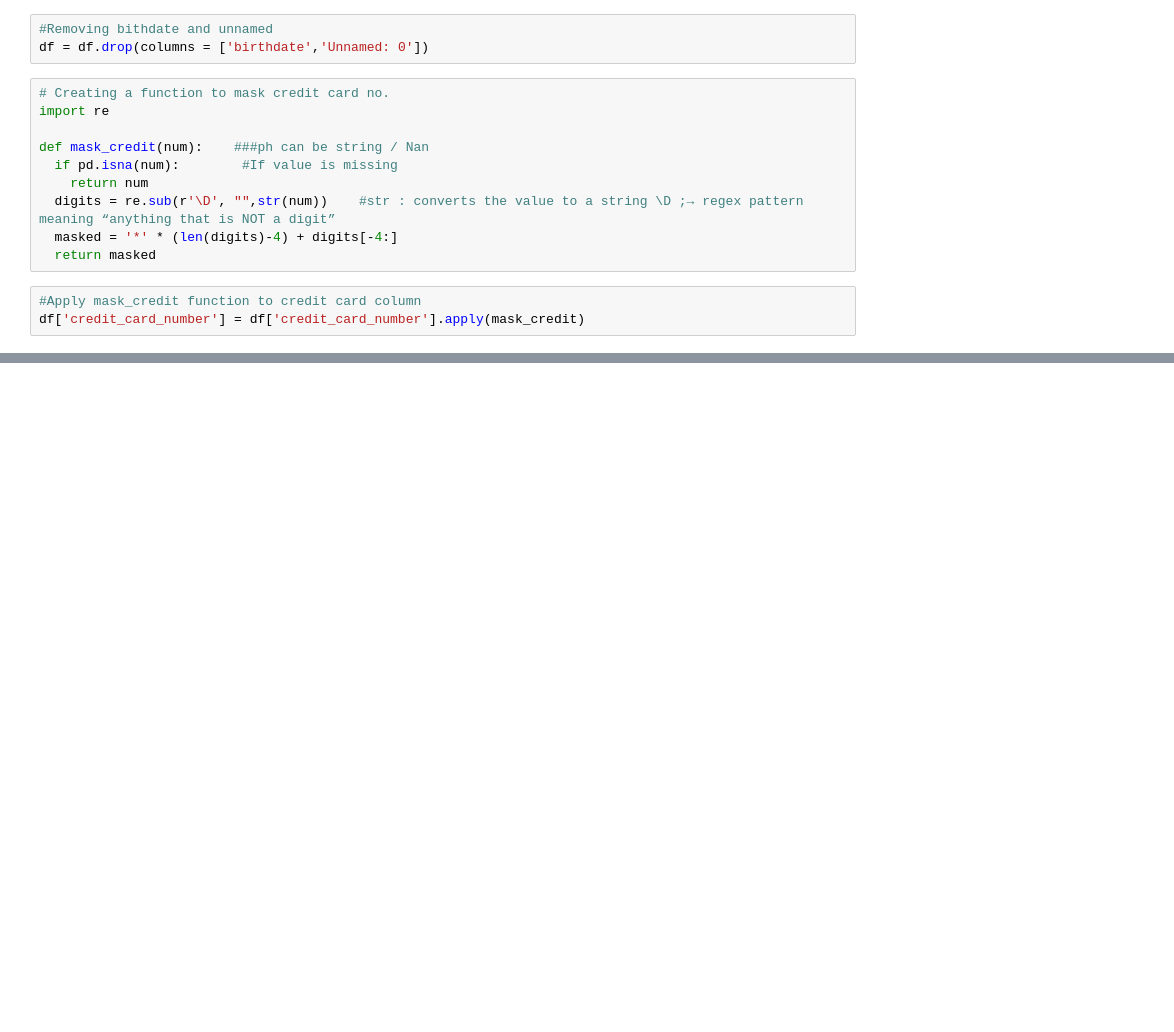
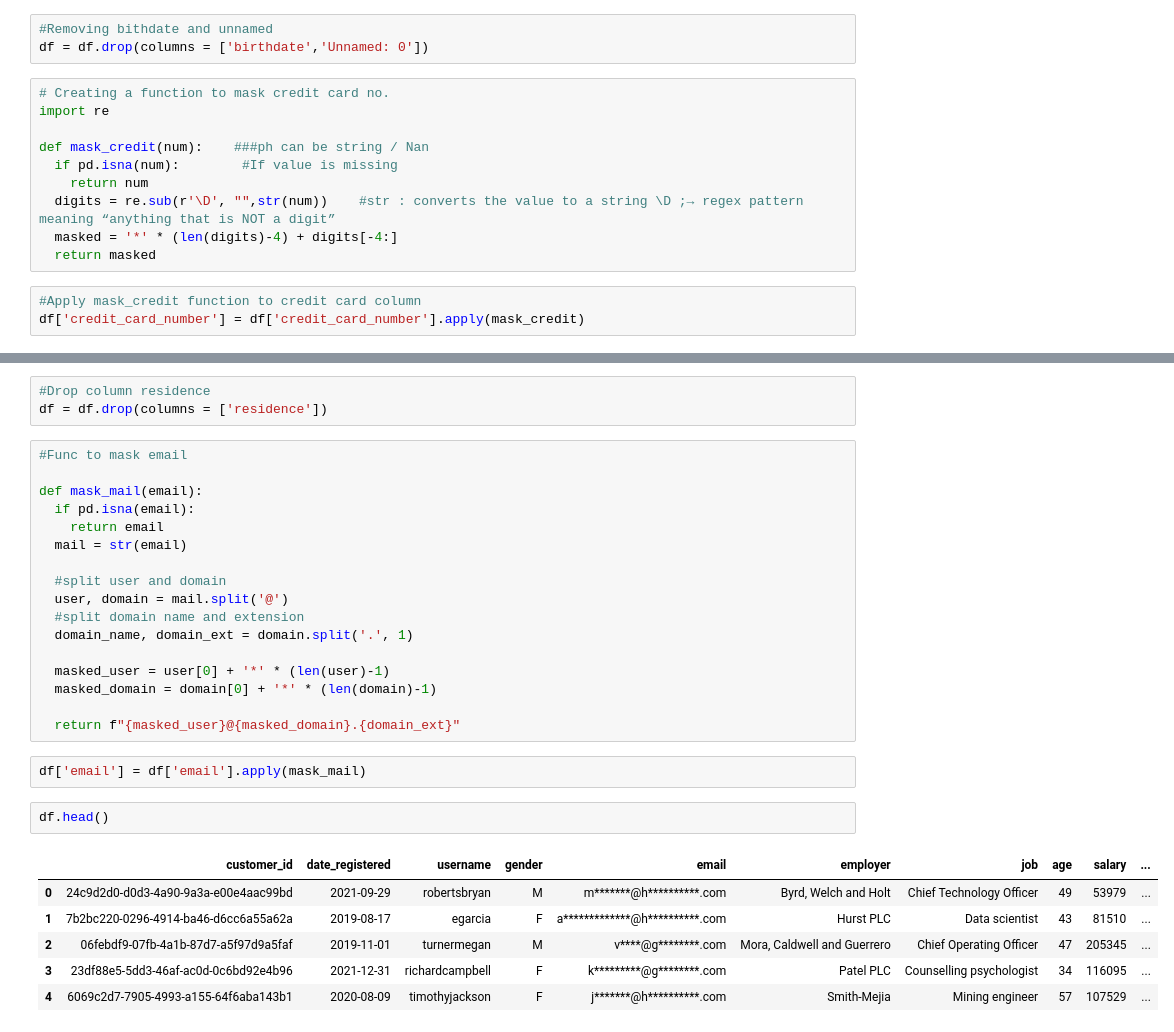
Before and after one commit to Srinidhi16/Forage-Projects, a Jupyter notebook: Commonwealth_Bank.ipynb, the cells around one changed output, grey strips where cells are left out. Cells and saved outputs as stored; diff of their text form; blank space fills up the shorter version.

```diff
--- a/Commonwealth_Bank.ipynb
+++ b/Commonwealth_Bank.ipynb
@@ -51,0 +72,31 @@ df.head()
+# %%
+#Drop column residence
+df = df.drop(columns = ['residence'])
+# %%
+#Func to mask email
+
+def mask_mail(email):
+  if pd.isna(email):
+    return email
+  mail = str(email)
+
+  #split user and domain
+  user, domain = mail.split('@')
+  #split domain name and extension
+  domain_name, domain_ext = domain.split('.', 1)
+
+  masked_user = user[0] + '*' * (len(user)-1)
+  masked_domain = domain[0] + '*' * (len(domain)-1)
+
+  return f"{masked_user}@{masked_domain}.{domain_ext}"
+# %%
+df['email'] = df['email'].apply(mask_mail)
+# %%
+df.head()
+# %% [output]
+|  | customer_id | date_registered | username | gender | email | employer | job | age | salary | ... |
+| 0 | 24c9d2d0-d0d3-4a90-9a3a-e00e4aac99bd | 2021-09-29 | robertsbryan | M | m*******@h**********.com | Byrd, Welch and Holt | Chief Technology Officer | 49 | 53979 | ... |
+| 1 | 7b2bc220-0296-4914-ba46-d6cc6a55a62a | 2019-08-17 | egarcia | F | a*************@h**********.com | Hurst PLC | Data scientist | 43 | 81510 | ... |
+| 2 | 06febdf9-07fb-4a1b-87d7-a5f97d9a5faf | 2019-11-01 | turnermegan | M | v****@g********.com | Mora, Caldwell and Guerrero | Chief Operating Officer | 47 | 205345 | ... |
+| 3 | 23df88e5-5dd3-46af-ac0d-0c6bd92e4b96 | 2021-12-31 | richardcampbell | F | k*********@g********.com | Patel PLC | Counselling psychologist | 34 | 116095 | ... |
+| 4 | 6069c2d7-7905-4993-a155-64f6aba143b1 | 2020-08-09 | timothyjackson | F | j*******@h**********.com | Smith-Mejia | Mining engineer | 57 | 107529 | ... |
```
Also changed, not shown: parts of 9 cells of this notebook.
